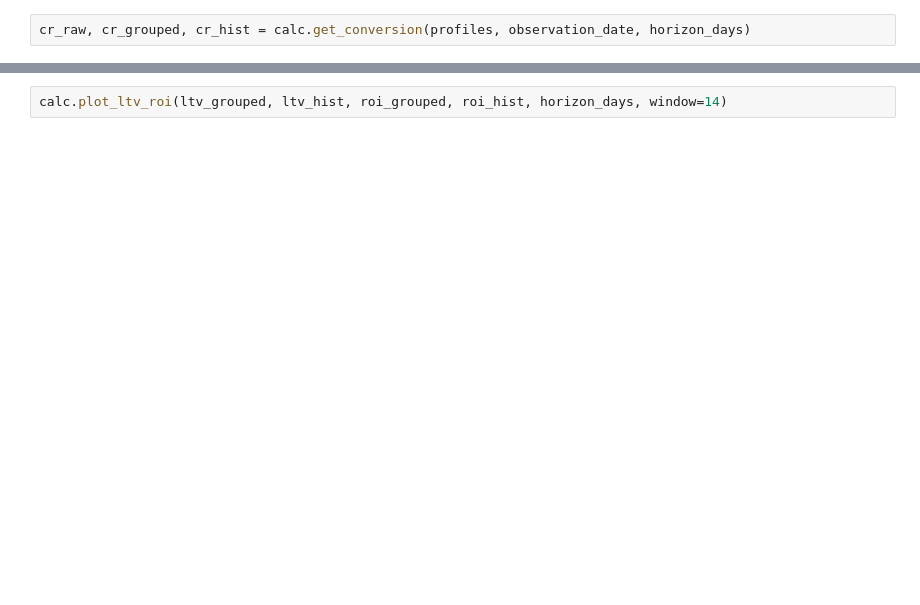
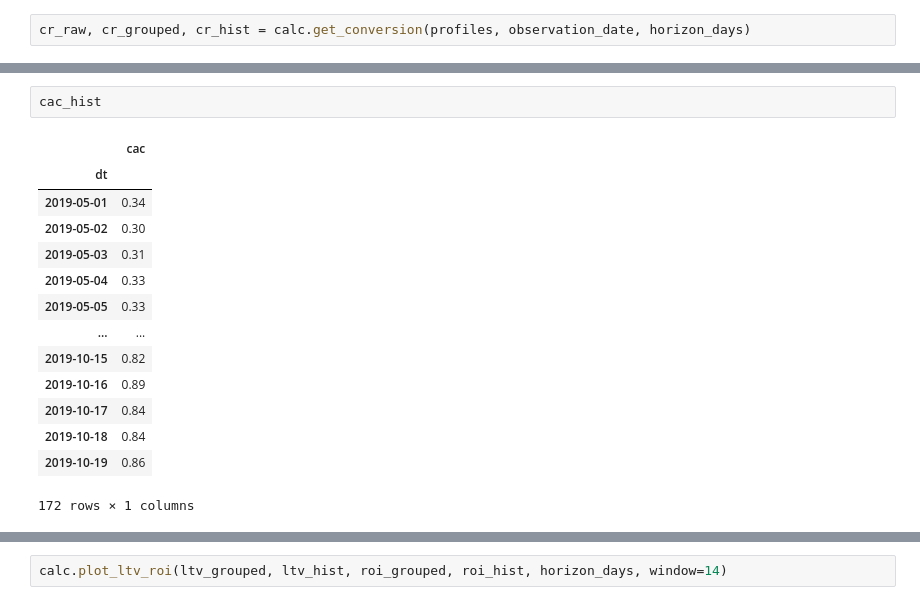
Before and after one commit to ikazman/practicum_da_projects, a Jupyter notebook: marketing_analysis/maketing_analysis.ipynb, the cells around one changed output, grey strips where cells are left out. Saved outputs shown, nothing was run; the diff lists cells and outputs as text; blank space fills up the shorter version.

```diff
--- a/marketing_analysis/maketing_analysis.ipynb
+++ b/marketing_analysis/maketing_analysis.ipynb
@@ -508,2 +546,19 @@ ltv_raw, ltv_grouped, ltv_hist, roi_grouped, roi_hist = calc.get_ltv(profiles, o
+# %%
+cac_hist
+# %% [output]
+|  | cac |
+| dt |  |
+| 2019-05-01 | 0.34 |
+| 2019-05-02 | 0.30 |
+| 2019-05-03 | 0.31 |
+| 2019-05-04 | 0.33 |
+| 2019-05-05 | 0.33 |
+| ... | ... |
+| 2019-10-15 | 0.82 |
+| 2019-10-16 | 0.89 |
+| 2019-10-17 | 0.84 |
+| 2019-10-18 | 0.84 |
+| 2019-10-19 | 0.86 |
+172 rows × 1 columns
 # %%
 calc.plot_ltv_roi(ltv_grouped, ltv_hist, roi_grouped, roi_hist, horizon_days)
```
Also changed, not shown: parts of 33 cells of this notebook, 1 other file.
